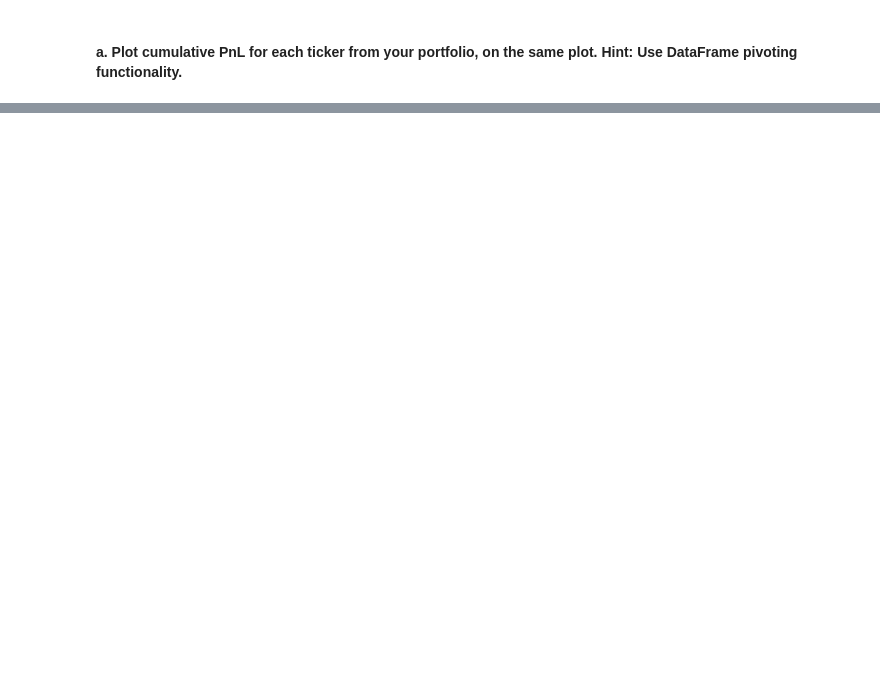
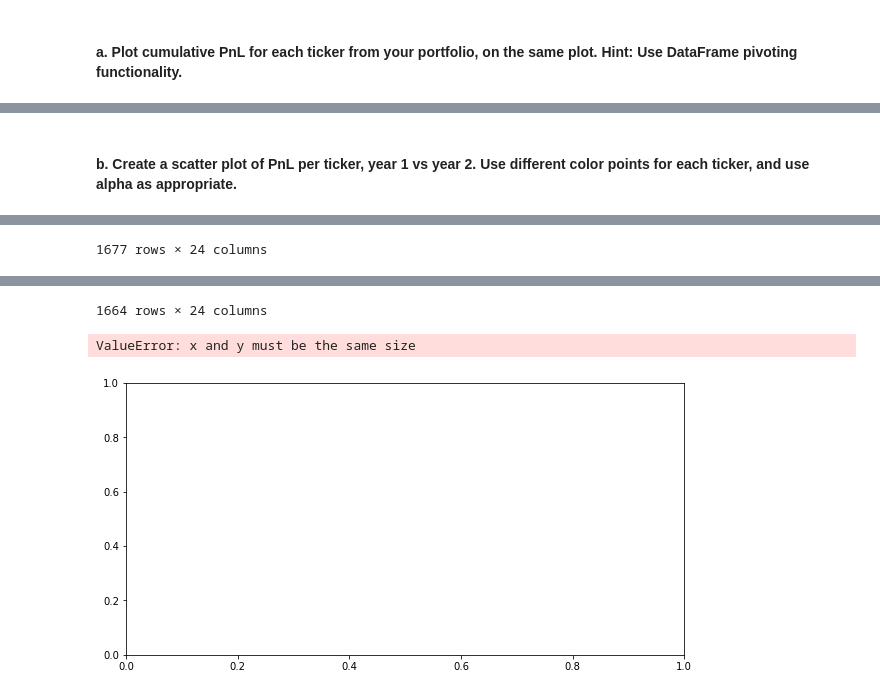
Before and after one commit to jeffsnguyen/Python, a Jupyter notebook: Level_9/Homework/9_5.ipynb, the cells around one changed output, grey strips where cells are left out. Drawn from its saved outputs; the diff is of its cells as text; code cells hidden in the pictures; blank space fills up the shorter version.

```diff
--- a/Level_9/Homework/9_5.ipynb
+++ b/Level_9/Homework/9_5.ipynb
@@ -54,0 +61,18 @@ plt.show()
+# %% [markdown]
+#### b. Create a scatter plot of PnL per ticker, year 1 vs year 2. Use different color points for each ticker, and use alpha as appropriate.
+# %%
+scaffoldPortfolio = scaffoldPortfolio.reset_index()
+
+y1 = scaffoldPortfolio[scaffoldPortfolio['Date'] < '2019-03-27'].set_index('Date')
+y2 = scaffoldPortfolio[scaffoldPortfolio['Date'] >= '2019-03-27'].set_index('Date')
+
+fig, ax1 = plt.subplots(figsize=(10, 5), sharex=True)
+#ax2 = ax1.twinx()
+
+for ticker in scaffoldPortfolio.Ticker.unique():
+    data_y1 = y1[y1.Ticker == ticker]
+    data_y2 = y2[y2.Ticker == ticker]
+    ax1.scatter(data_y1[['Daily P&L']], data_y2[['Daily P&L']], label='%s year 1' % ticker, alpha=0.2)
+
+plt.show()
+# %% [output]
@@ -54,0 +92 @@ plt.show()
+1677 rows × 24 columns
@@ -54,0 +106,3 @@ plt.show()
+1664 rows × 24 columns
+ValueError: x and y must be the same size
+[figure, added]
```
Also changed, not shown: parts of 6 cells of this notebook.
